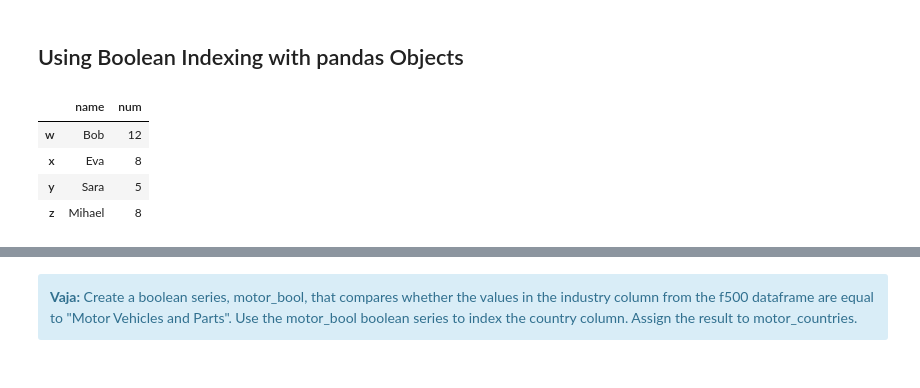
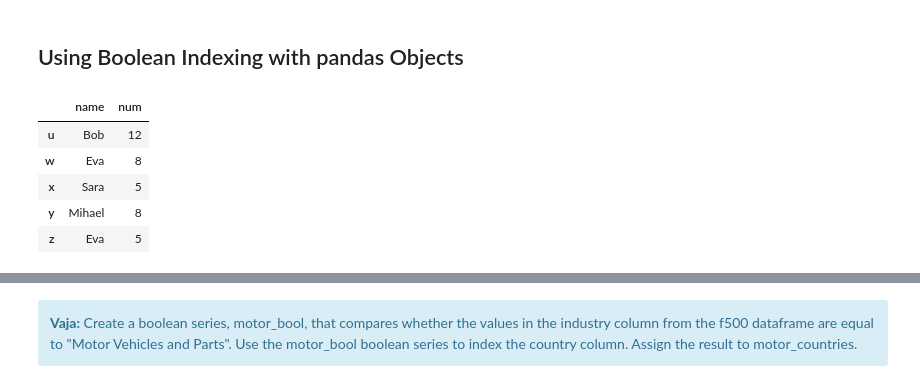
Before and after one commit to mihajlov123/python-analitika-notes, a Jupyter notebook: Del_03_Uvod_v_Pandas/03_Uvod_v_Pandas_CLEAN.ipynb, the cells around one changed output, grey strips where cells are left out. Cells and saved outputs as stored; diff of their text form; code cells hidden in the pictures.

```diff
--- a/Del_03_Uvod_v_Pandas/03_Uvod_v_Pandas_CLEAN.ipynb
+++ b/Del_03_Uvod_v_Pandas/03_Uvod_v_Pandas_CLEAN.ipynb
@@ -631,12 +649,13 @@ f500.loc["Dow Chemical"]
 # %% [markdown]
 ## Using Boolean Indexing with pandas Objects
 # %%
-d = {'name': ['Bob', 'Eva', 'Sara', 'Mihael'], 'num': [12, 8, 5, 8]}
-df = pd.DataFrame(data=d, index=['w', 'x', 'y', 'z'])
+d = {'name': ['Bob', 'Eva', 'Sara', 'Mihael', "Eva"], 'num': [12, 8, 5, 8, 5]}
+df = pd.DataFrame(data=d, index=['u','w', 'x', 'y', 'z'])
 df
 # %% [output]
 |  | name | num |
-| w | Bob | 12 |
-| x | Eva | 8 |
-| y | Sara | 5 |
-| z | Mihael | 8 |
+| u | Bob | 12 |
+| w | Eva | 8 |
+| x | Sara | 5 |
+| y | Mihael | 8 |
+| z | Eva | 5 |
```
Also changed, not shown: parts of 11 cells of this notebook, 5 other files.
